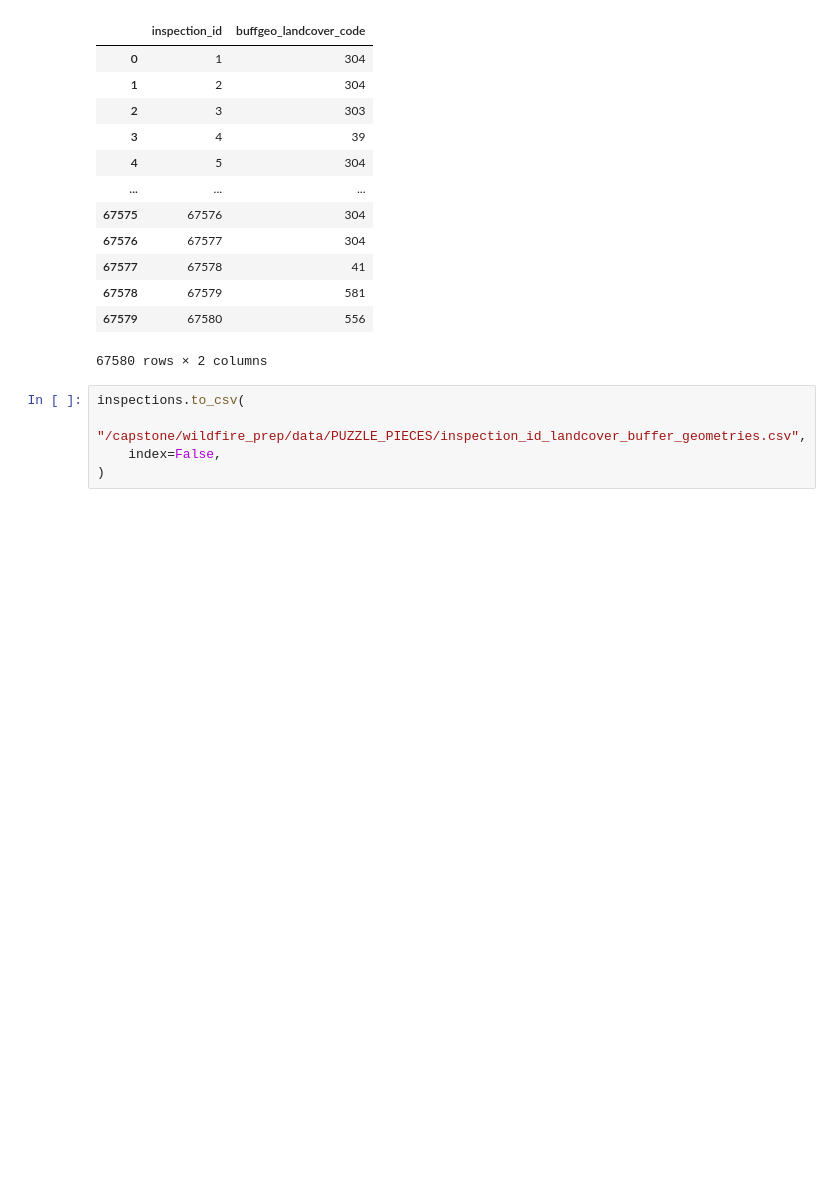
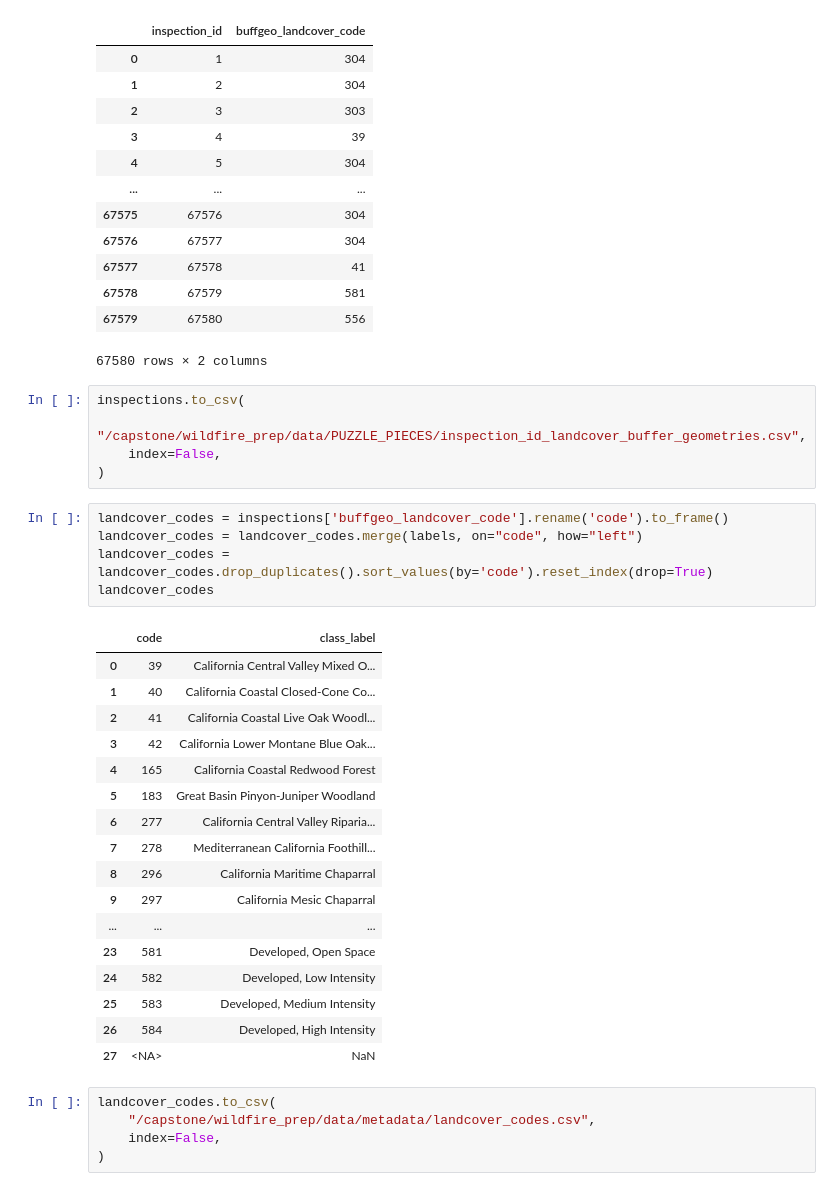
Before and after one commit to wildfire-prep/data-preparation, a Jupyter notebook: code/04_landcover_stats/landcover_stats.ipynb, the cells around one changed output. Cells and saved outputs as stored; diff of their text form; blank space fills up the shorter version.

Commit message:
created landcover and structure type dictionaries in metadata folder

```diff
--- a/code/04_landcover_stats/landcover_stats.ipynb
+++ b/code/04_landcover_stats/landcover_stats.ipynb
@@ -371,3 +371,31 @@ inspections.to_csv(
     "/capstone/wildfire_prep/data/PUZZLE_PIECES/inspection_id_landcover_buffer_geometries.csv",
     index=False,
 )
+# %%
+landcover_codes = inspections['buffgeo_landcover_code'].rename('code').to_frame()
+landcover_codes = landcover_codes.merge(labels, on="code", how="left")
+landcover_codes = landcover_codes.drop_duplicates().sort_values(by='code').reset_index(drop=True)
+landcover_codes
+# %% [output]
+|  | code | class_label |
+| 0 | 39 | California Central Valley Mixed O... |
+| 1 | 40 | California Coastal Closed-Cone Co... |
+| 2 | 41 | California Coastal Live Oak Woodl... |
+| 3 | 42 | California Lower Montane Blue Oak... |
+| 4 | 165 | California Coastal Redwood Forest |
+| 5 | 183 | Great Basin Pinyon-Juniper Woodland |
+| 6 | 277 | California Central Valley Riparia... |
+| 7 | 278 | Mediterranean California Foothill... |
+| 8 | 296 | California Maritime Chaparral |
+| 9 | 297 | California Mesic Chaparral |
+| ... | ... | ... |
+| 23 | 581 | Developed, Open Space |
+| 24 | 582 | Developed, Low Intensity |
+| 25 | 583 | Developed, Medium Intensity |
+| 26 | 584 | Developed, High Intensity |
+| 27 | <NA> | NaN |
+# %%
+landcover_codes.to_csv(
+    "/capstone/wildfire_prep/data/metadata/landcover_codes.csv",
+    index=False,
+)
```
Also changed, not shown: 1 other file.
